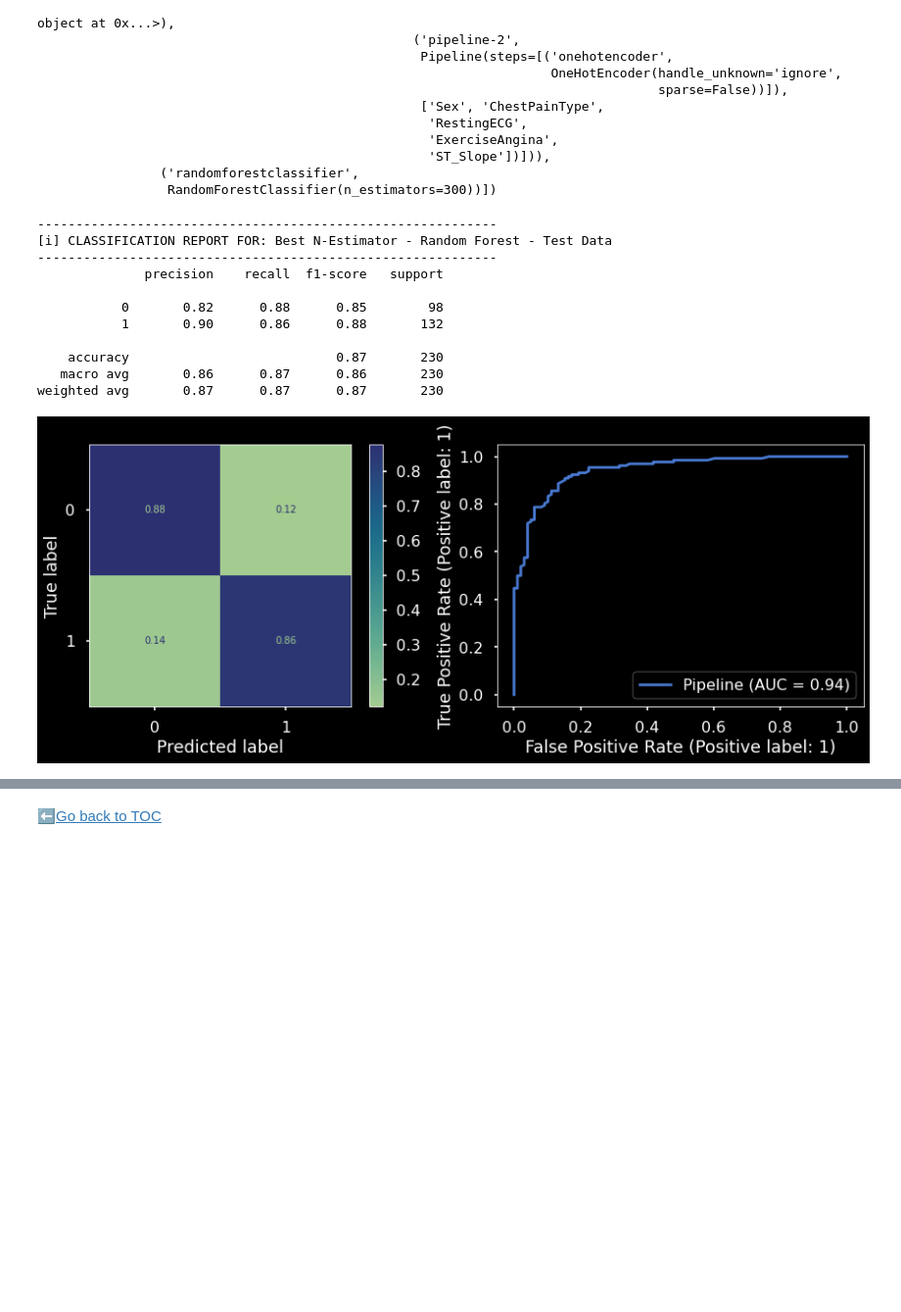
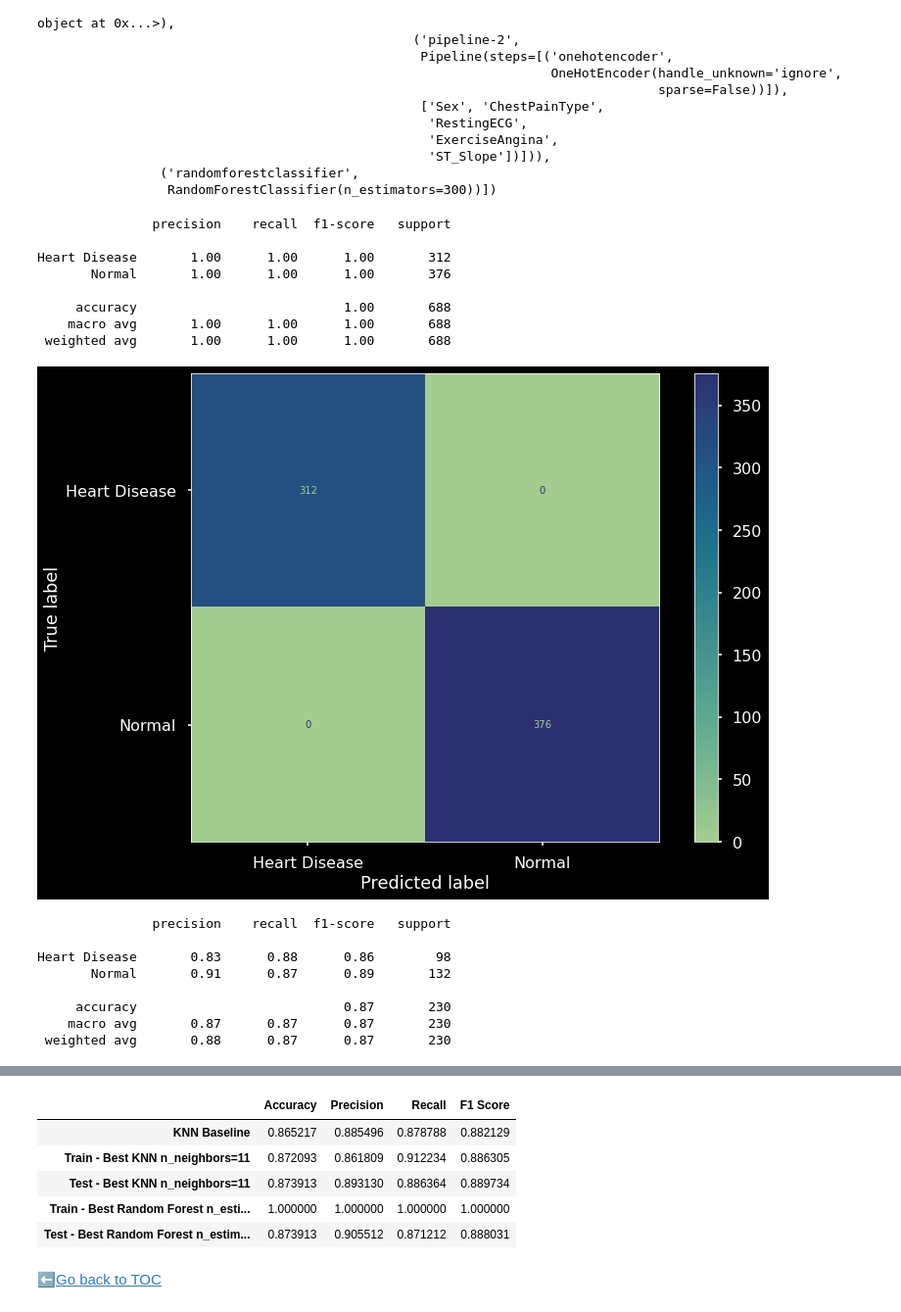
Before and after one commit to pylabview/Project2_Heart_Failure_Prediction_Dataset, a Jupyter notebook: Project_2_Heart_Failure_Predicctions_Part4.ipynb, the cells around one changed output, grey strips where cells are left out. Shown at 98% size. Cells and saved outputs as stored; diff of their text form; code cells hidden in the pictures; blank space fills up the shorter version.

```diff
--- a/Project_2_Heart_Failure_Predicctions_Part4.ipynb
+++ b/Project_2_Heart_Failure_Predicctions_Part4.ipynb
@@ -1189,6 +1246,10 @@ knn_train_preds = knn_pipe.predict(X_train)
 knn_test_preds = knn_pipe.predict(X_test)
 # %%
 # fit and evaluate a KNeighborsClassifier
-evaluate_classiffication(knn_pipe,X_test,y_test, cmap='Reds',
-                         label='KNN - Test Data')
+labels = ['Heart Disease', 'Normal']
+baseline_scores = eval_classification_df(knn_pipe,X_test,y_test, cmap='Reds',
+                         labels=labels,
+                       name='KNN Baseline')
+# scores = pd.concat([baseline_scores])
+scores
 # %% [output]
@@ -1312,0 +1350,14 @@ weighted avg       0.86      0.86      0.86       688
+# %%
+# fit and evaluate a KNeighborsClassifier Test
+labels = ['Heart Disease', 'Normal']
+test_best_knn = eval_classification_df(knn_pipe_best,X_test,y_test, cmap='Blues',
+                         labels=labels,
+                       name='Test - Best KNN n_neighbors=11')
+# fit and evaluate a KNeighborsClassifier for Train
+
+train_best_knn = eval_classification_df(knn_pipe_best,X_train,y_train, cmap='Blues',
+                         labels=labels,
+                       name='Train - Best KNN n_neighbors=11')
+
+scores_ml = pd.concat([baseline_scores,train_best_knn, test_best_knn])
+scores_ml
@@ -1467,18 +1541,37 @@ best_rdf_train_preds = best_rdf_pipe.predict(X_train)
 bets_rdf_test_preds = best_rdf_pipe.predict(X_test)
 # %%
 # fit and evaluate a Random Forest Test Data for Best N-Estimator
-evaluate_classiffication(best_rdf_pipe,X_test,y_test, cmap='crest',
-                         label='Best N-Estimator - Random Forest - Test Data')
+# evaluate_classiffication(best_rdf_pipe,X_test,y_test, cmap='crest',
+#                          label='Best N-Estimator - Random Forest - Test Data')
+
+train_best_rdf = eval_classification_df(best_rdf_pipe,X_train,y_train, cmap='crest',
+                         labels=labels,
+                       name='Train - Best Random Forest n_estimator=300')
+
+# fit and evaluate a Random Forest Train Data for Best N-Estimator
+
+
+test_best_rdf = eval_classification_df(best_rdf_pipe,X_test,y_test, cmap='crest',
+                         labels=labels,
+                       name='Test - Best Random Forest n_estimator=300')
+
+scores_ml = pd.concat([baseline_scores,train_best_knn, test_best_knn,train_best_rdf,test_best_rdf])
+scores_ml
 # %% [output]
-------------------------------------------------------------
-[i] CLASSIFICATION REPORT FOR: Best N-Estimator - Random Forest - Test Data
-------------------------------------------------------------
-              precision    recall  f1-score   support
+               precision    recall  f1-score   support
 
-           0       0.82      0.88      0.85        98
-           1       0.90      0.86      0.88       132
+Heart Disease       1.00      1.00      1.00       312
+       Normal       1.00      1.00      1.00       376
 
-    accuracy                           0.87       230
-   macro avg       0.86      0.87      0.86       230
-weighted avg       0.87      0.87      0.87       230
+     accuracy                           1.00       688
+    macro avg       1.00      1.00      1.00       688
+ weighted avg       1.00      1.00      1.00       688
-[figure, old version]
+[figure, new version]
+               precision    recall  f1-score   support
+
+Heart Disease       0.83      0.88      0.86        98
+       Normal       0.91      0.87      0.89       132
+
+     accuracy                           0.87       230
+    macro avg       0.87      0.87      0.87       230
+ weighted avg       0.88      0.87      0.87       230
@@ -1485,2 +1579,8 @@ weighted avg       0.87      0.87      0.87       230
+|  | Accuracy | Precision | Recall | F1 Score |
+| KNN Baseline | 0.865217 | 0.885496 | 0.878788 | 0.882129 |
+| Train - Best KNN n_neighbors=11 | 0.872093 | 0.861809 | 0.912234 | 0.886305 |
+| Test - Best KNN n_neighbors=11 | 0.873913 | 0.893130 | 0.886364 | 0.889734 |
+| Train - Best Random Forest n_esti... | 1.000000 | 1.000000 | 1.000000 | 1.000000 |
+| Test - Best Random Forest n_estim... | 0.873913 | 0.905512 | 0.871212 | 0.888031 |
 # %% [markdown]
 ⬅️[Go back to TOC](#TOC)
```
Also changed, not shown: parts of 24 cells of this notebook.
